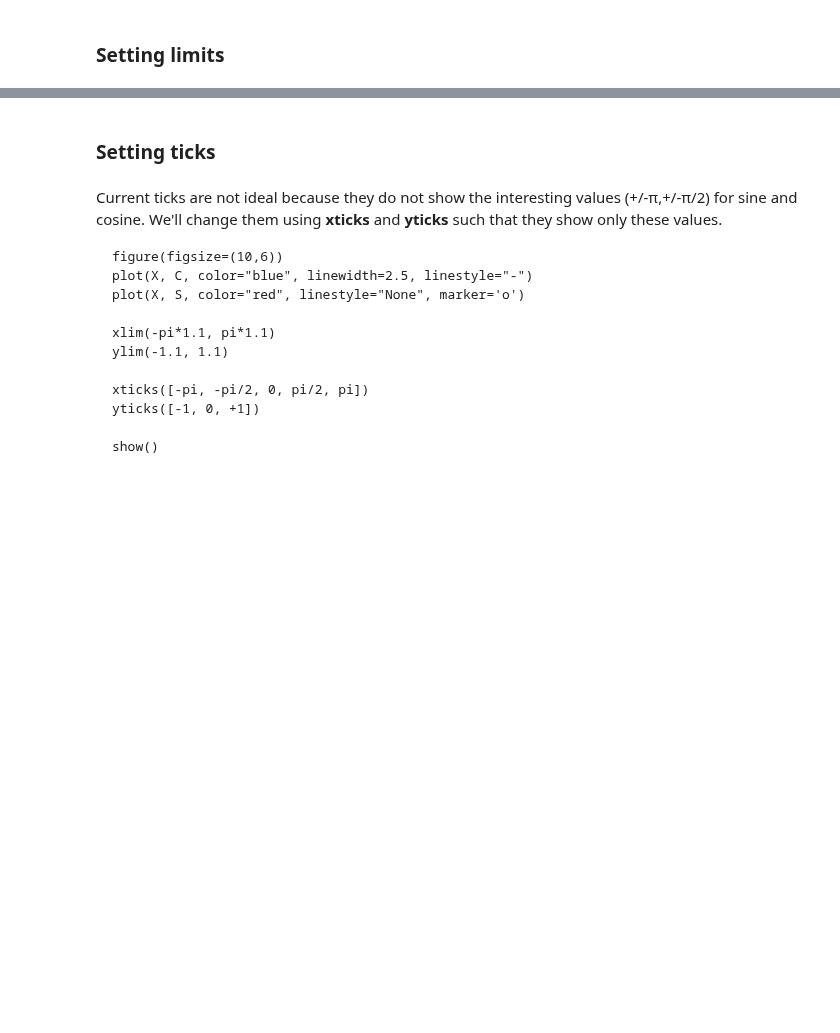
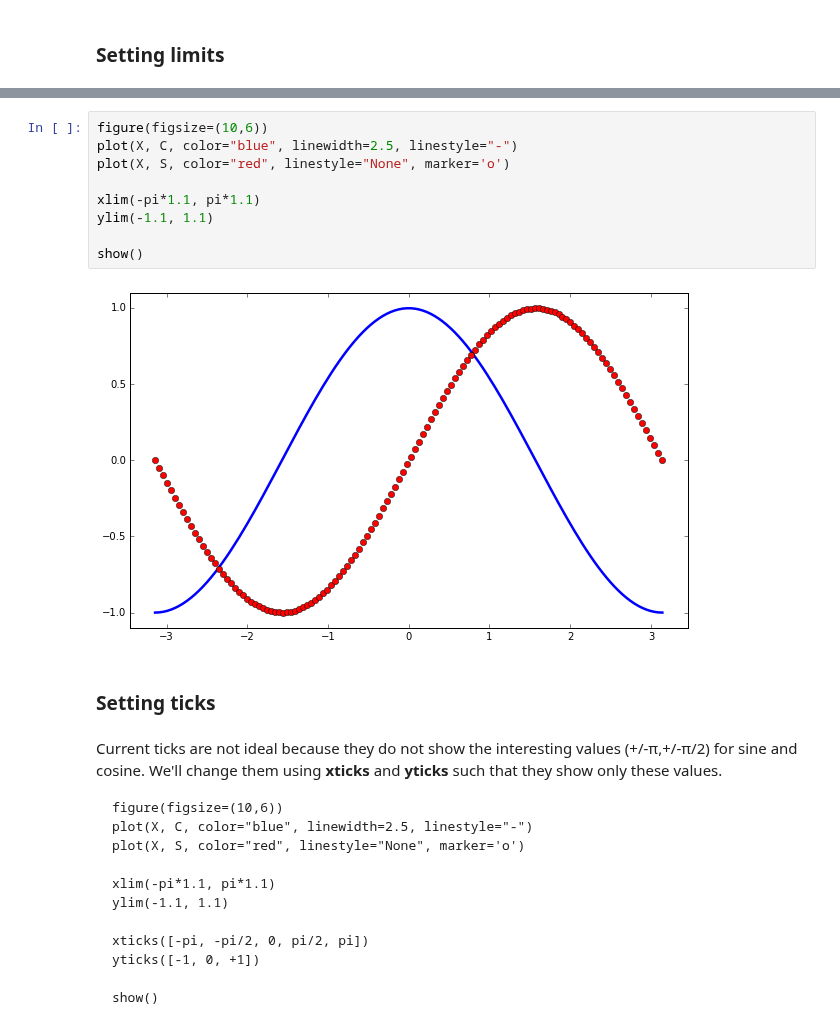
Before and after one commit to Clyde-fare/Imperial_Chem_Python, a Jupyter notebook: C_Y1/workshop1/intro_to_pylab.ipynb, the cells around one changed output, grey strips where cells are left out. Drawn from its saved outputs; the diff is of its cells as text; blank space fills up the shorter version.

```diff
--- a/C_Y1/workshop1/intro_to_pylab.ipynb
+++ b/C_Y1/workshop1/intro_to_pylab.ipynb
@@ -409,6 +420,17 @@ Current limits of the figure are a bit too tight and we want to make some space
     ylim(-1.1, 1.1)
 
     show()
+# %%
+figure(figsize=(10,6))
+plot(X, C, color="blue", linewidth=2.5, linestyle="-")
+plot(X, S, color="red", linestyle="None", marker='o')
+
+xlim(-pi*1.1, pi*1.1)
+ylim(-1.1, 1.1)
+
+show()
+# %% [output]
+[figure, added]
 # %% [markdown]
 ### Setting ticks
 # %% [markdown]
```
Also changed, not shown: parts of 13 cells of this notebook.
